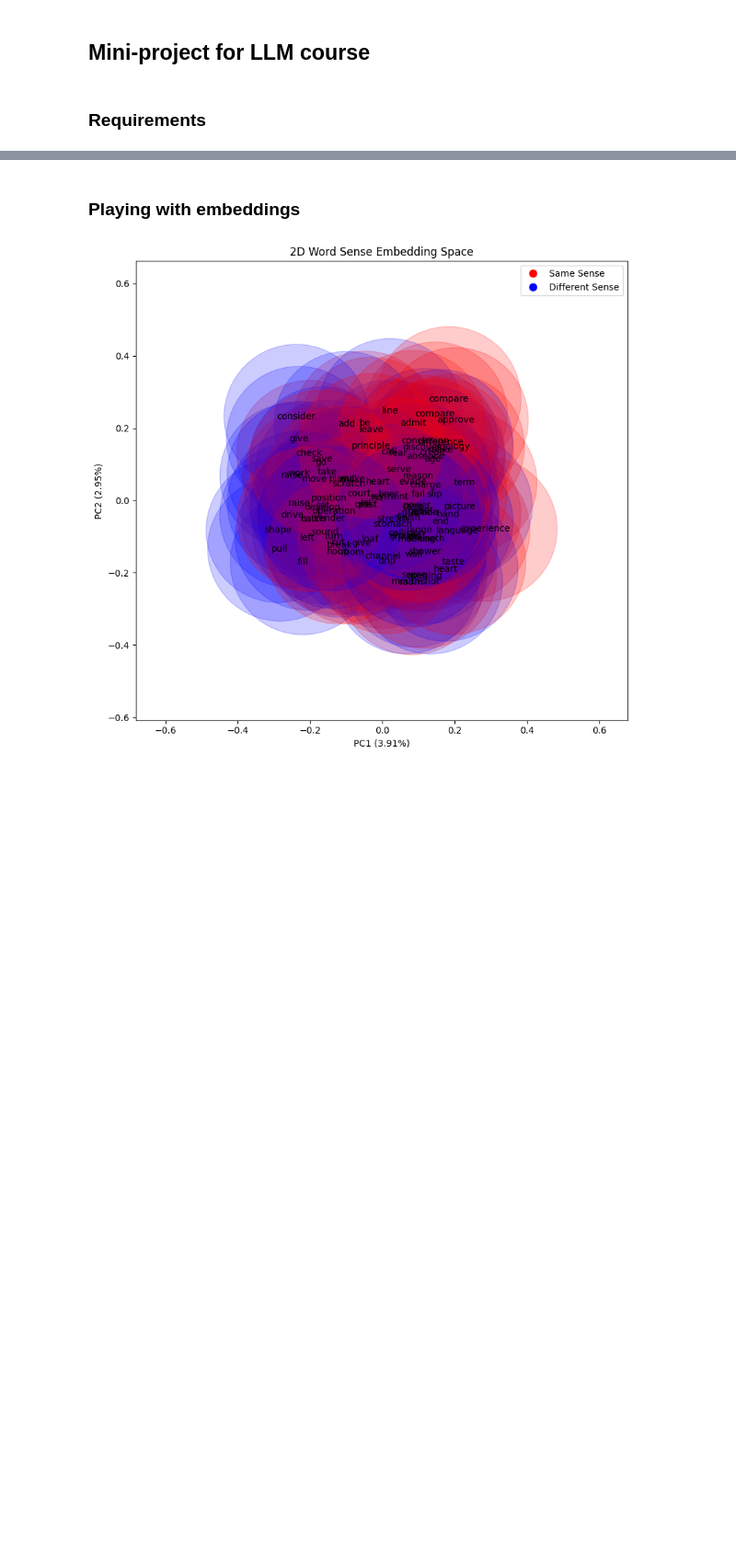
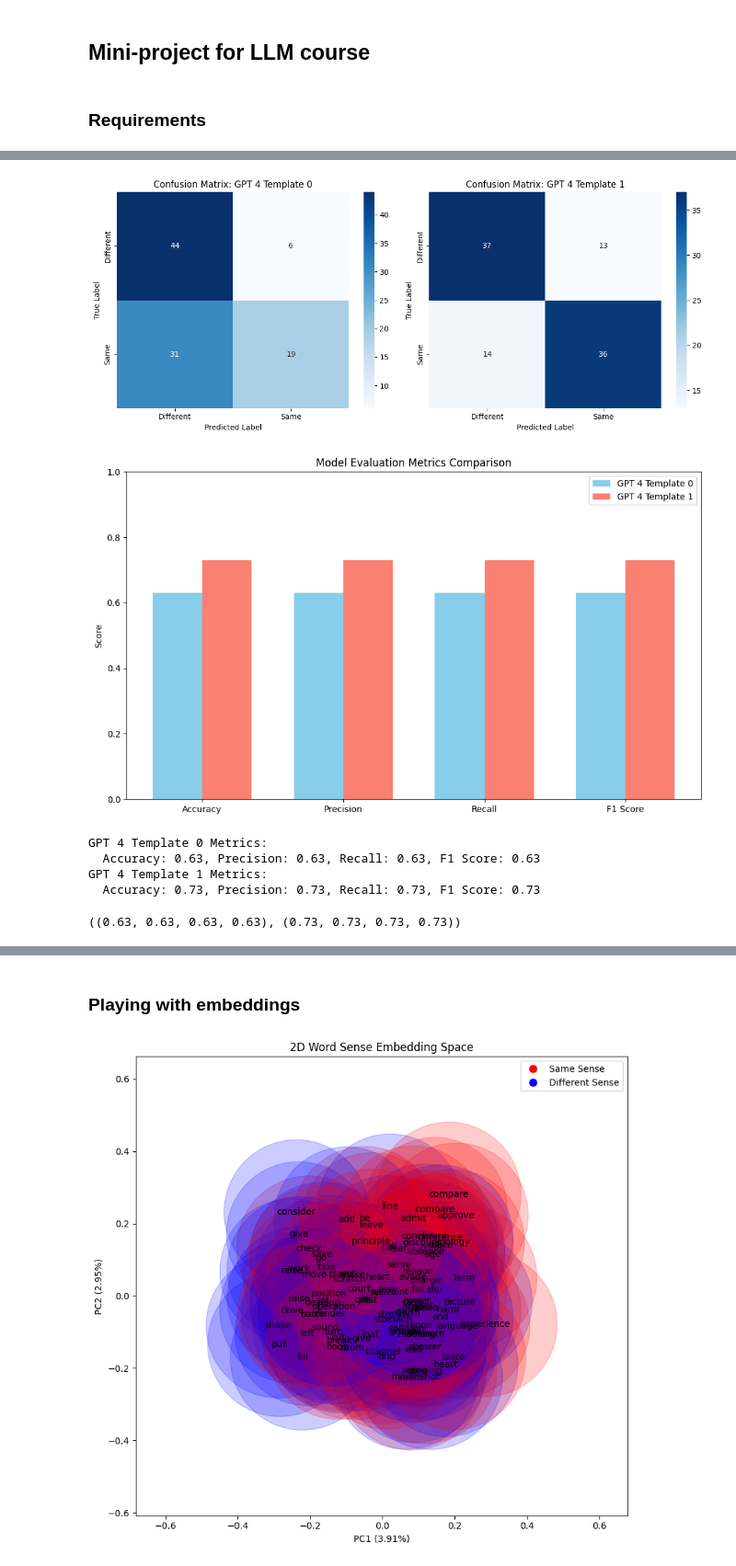
Before and after one commit to MaxRondelli/Linguistic-perspectives-on-Large-Language-Models, a Jupyter notebook: mini-project.ipynb, the cells around one changed output, grey strips where cells are left out. Shown at 92% size. Cells and saved outputs as stored; diff of their text form; code cells hidden in the pictures; blank space fills up the shorter version.

```diff
--- a/mini-project.ipynb
+++ b/mini-project.ipynb
@@ -333,0 +506,10 @@ evaluation_results(results_openai_3_5, results_phi3)
+# %%
+evaluate_models(true_labels, pred_labels_gpt4_v_0, pred_labels_gpt4_v_1, template1_name="GPT 4 Template 0", template2_name="GPT 4 Template 1")
+# %% [output]
+[figure, added]
+[figure, added]
+GPT 4 Template 0 Metrics:
+  Accuracy: 0.63, Precision: 0.63, Recall: 0.63, F1 Score: 0.63
+GPT 4 Template 1 Metrics:
+  Accuracy: 0.73, Precision: 0.73, Recall: 0.73, F1 Score: 0.73
+((0.63, 0.63, 0.63, 0.63), (0.73, 0.73, 0.73, 0.73))
```
Also changed, not shown: parts of 20 cells of this notebook, 8 other files.
